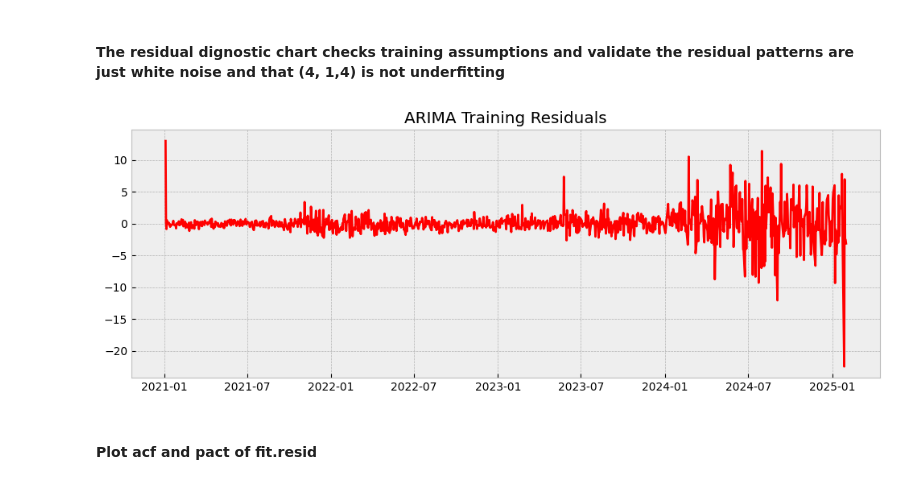
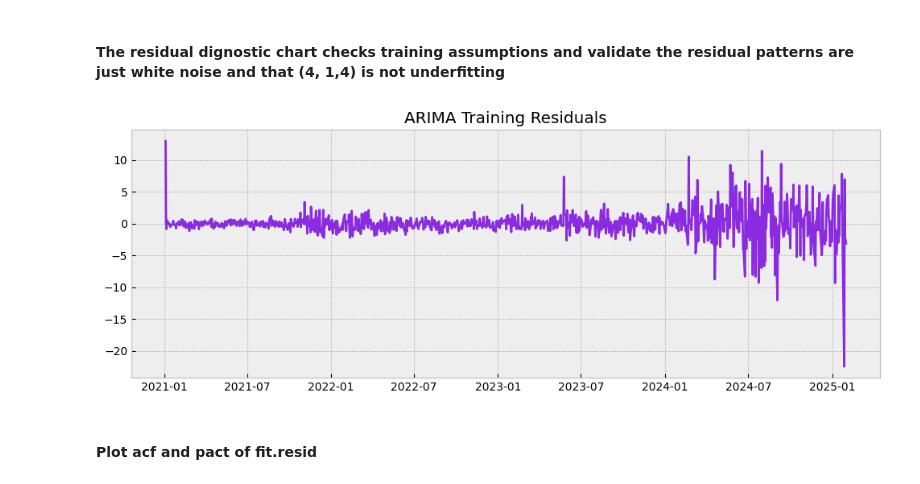
Before and after one commit to EsserMishelle/short-term-stock-forecast, a Jupyter notebook: 02_arima_price_model.ipynb, the cells around one changed output. Saved outputs shown, nothing was run; the diff lists cells and outputs as text; code cells hidden in the pictures.

```diff
--- a/02_arima_price_model.ipynb
+++ b/02_arima_price_model.ipynb
@@ -266,11 +267,12 @@ dtype: float64
 #### The residual dignostic chart checks training assumptions and validate the residual patterns are just white noise and that (4, 1,4) is not underfitting
 # %%
 plt.figure(figsize=(12,4))
-plt.plot(resid, color='red')
+plt.plot(resid, color='blueviolet')
+# plt.plot(resid, color='firebrick')
 plt.title('ARIMA Training Residuals')
 plt.show()
 # %% [output]
-[figure, old version]
+[figure, new version]
 # %% [markdown]
 #### Plot acf and pact of fit.resid
 # %%
```
Also changed, not shown: parts of 5 cells of this notebook.
